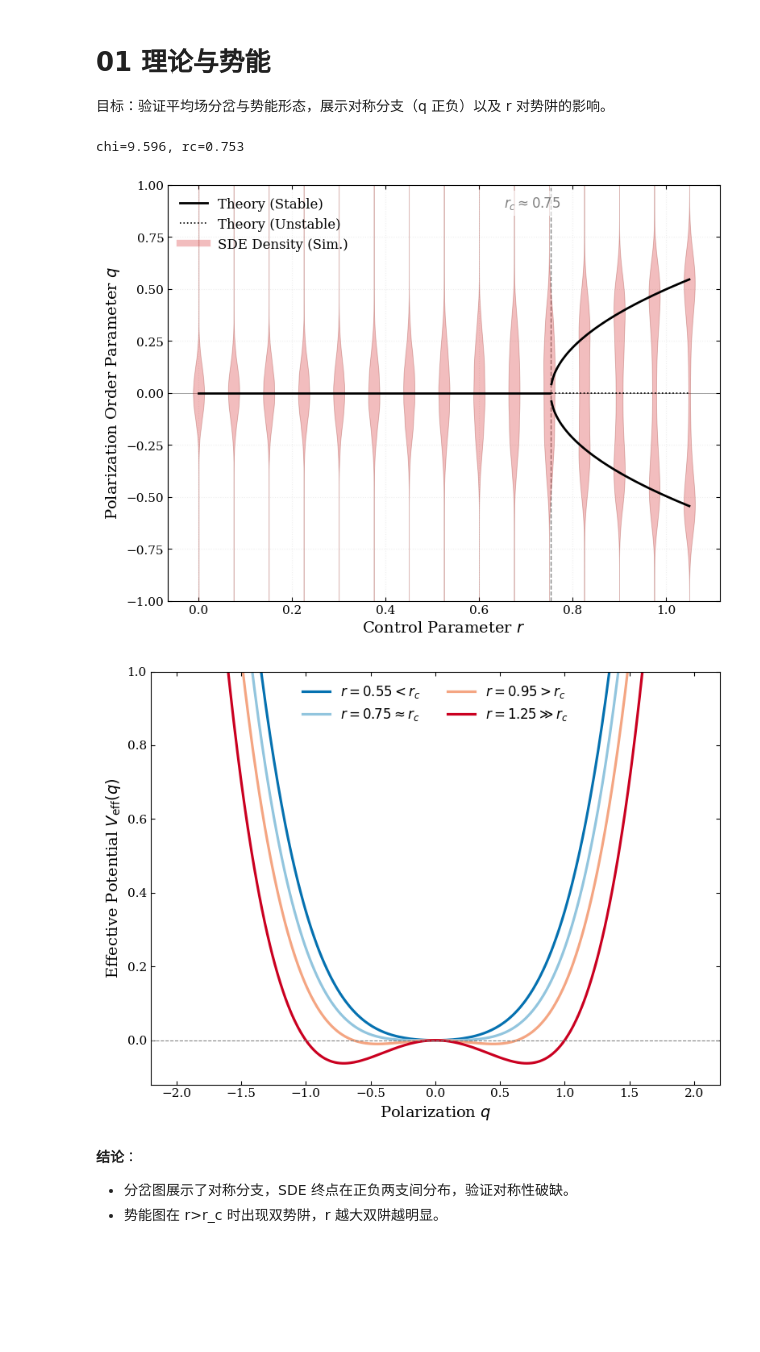
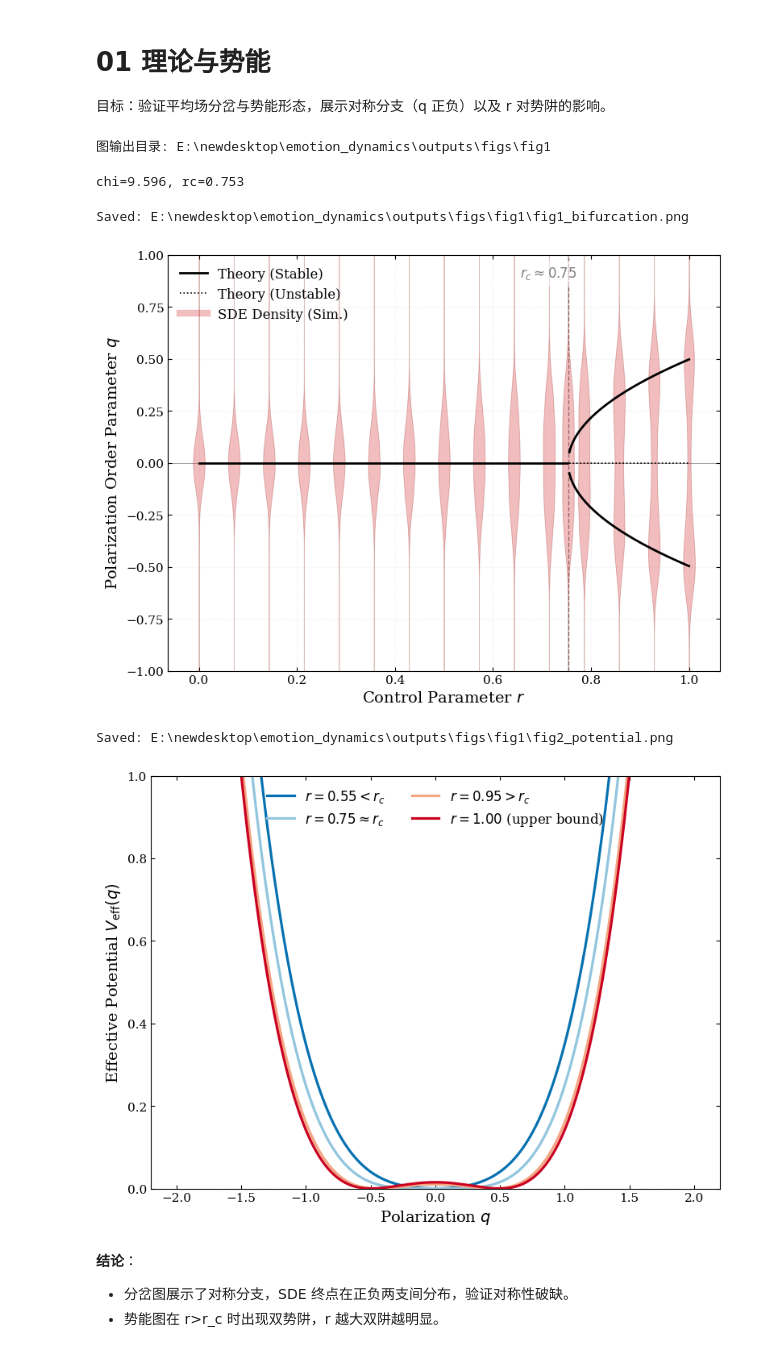
Before and after one commit to wujlin/Mixed_dynamics, a Jupyter notebook: notebooks/01_Theory_and_Potential.ipynb, the cells around one changed output. Saved outputs shown, nothing was run; the diff lists cells and outputs as text; code cells hidden in the pictures; blank space fills up the shorter version.

```diff
--- a/notebooks/01_Theory_and_Potential.ipynb
+++ b/notebooks/01_Theory_and_Potential.ipynb
@@ -19,7 +19,7 @@ if not (ROOT / 'src').exists() and (ROOT.parent / 'src').exists():
 if str(ROOT) not in sys.path:
     sys.path.insert(0, str(ROOT))
 
-from src import calculate_chi, calculate_rc, get_gl_params, SDEConfig, run_sde_simulation
+from src import calculate_chi, calculate_rc, get_gl_params, potential_energy, SDEConfig, run_sde_simulation
 
 phi, theta, k_avg = 0.54, 0.46, 50
 n_m, n_w = 10, 5
@@ -29,8 +29,11 @@ output_dir.mkdir(exist_ok=True)
 
 data_dir = output_dir / 'data'
 data_dir.mkdir(exist_ok=True)
-fig_dir = output_dir / 'figs'
-fig_dir.mkdir(exist_ok=True)
+fig_root = output_dir / 'figs'
+fig_root.mkdir(exist_ok=True)
+fig_dir = fig_root / 'fig1'
+fig_dir.mkdir(parents=True, exist_ok=True)
+print(f"图输出目录: {fig_dir.resolve()}")
 
 plt.rc('font', family='serif')
 plt.rc('font', size=12)
@@ -39,6 +42,8 @@ plt.rc('xtick', labelsize=11)
 plt.rc('ytick', labelsize=11)
 plt.rc('text', usetex=False)
 from scipy.stats import gaussian_kde
+# %% [output]
+图输出目录: E:\newdesktop\emotion_dynamics\outputs\figs\fig1
 # %%
 
 chi = calculate_chi(phi=phi, theta=theta, k_avg=k_avg)
@@ -53,7 +58,8 @@ chi=9.596, rc=0.753
 # - 取最后 20% 的轨迹时间点（而不是只取最后一个点）
 # - 这样更能反映稳态概率分布，避免单点波动
 
-r_vals = np.linspace(0, 1.05, 15)
+# 为避免“跳过临界点”，把 rc 强制插入采样，并限制 r∈[0,1]
+r_vals = np.sort(np.unique(np.concatenate([np.linspace(0, 1.0, 15), np.array([rc])])))
 n_trajectories = 500  # 减少轨迹数，增加时间采样
 steps = 20000
 dt = 1e-2
@@ -70,7 +76,7 @@ q_branch = np.where(alpha_theory < 0, np.sqrt(np.abs(alpha_theory) / u_val), 0)
 
 r_dense = np.linspace(r_vals.min(), r_vals.max(), 300)
 alpha_dense, _ = get_gl_params(r=r_dense, rc=rc)
-q_dense = np.where(alpha_dense < 0, np.sqrt(np.abs(alpha_dense)), 0)  # u=1
+q_dense = np.where(alpha_dense < 0, np.sqrt(np.abs(alpha_dense) / u_val), 0)
 
 fig, ax = plt.subplots(figsize=(8, 6))
 
@@ -123,13 +129,10 @@ labels = ['Theory (Stable)', 'Theory (Unstable)', 'SDE Density (Sim.)']
 ax.legend(handles, labels, loc='upper left', frameon=False)
 
 fig.tight_layout()
-fig.savefig(fig_dir / 'fig1_bifurcation.png', dpi=300)
+out_path = fig_dir / 'fig1_bifurcation.png'
+fig.savefig(out_path, dpi=300)
+print(f"Saved: {out_path.resolve()}")
 plt.show()
 # %% [output]
+Saved: E:\newdesktop\emotion_dynamics\outputs\figs\fig1\fig1_bifurcation.png
-[figure, old version]
+[figure, new version]
-# %%
-
-import numpy as np
-
-def potential_energy(q, alpha, u):
-    return 0.5 * alpha * q**2 + 0.25 * u * q**4
@@ -136,35 +142,39 @@ def potential_energy(q, alpha, u):
 # %%
 
 # Publication-quality potential landscape (no inset)
 colors = ['#0571b0', '#92c5de', '#f4a582', '#ca0020']
-r_samples = [max(rc - 0.2, 0.0), rc, rc + 0.2, rc + 0.5]
+r_samples = [max(rc - 0.2, 0.0), rc, min(rc + 0.2, 1.0), 1.0]
 labels = [
     rf'$r = {r_samples[0]:.2f} < r_c$',
     rf'$r = {r_samples[1]:.2f} \approx r_c$',
     rf'$r = {r_samples[2]:.2f} > r_c$',
-    rf'$r = {r_samples[3]:.2f} \gg r_c$',
+    rf'$r = {r_samples[3]:.2f}$ (upper bound)',
 ]
 q_grid = np.linspace(-2.0, 2.0, 400)
 
 fig, ax = plt.subplots(figsize=(8, 6))
 for r, col, lab in zip(r_samples, colors, labels):
     alpha, u = get_gl_params(r=r, rc=rc)
     V = potential_energy(q_grid, alpha=float(alpha), u=u)
+    V = V - V.min()
     ax.plot(q_grid, V, color=col, linewidth=2.3, label=lab)
 
 ax.axhline(0, color='gray', linestyle='--', linewidth=0.8)
 ax.set_xlabel(r'Polarization $q$')
 ax.set_ylabel(r'Effective Potential $V_{\mathrm{eff}}(q)$')
-ax.set_ylim(-0.12, 1.0)
+ax.set_ylim(0.0, 1.0)
 ax.tick_params(direction='in', top=True, right=True)
 ax.grid(False)
 ax.legend(frameon=False, loc='upper center', ncol=2)
 
 fig.tight_layout()
-fig.savefig(fig_dir / 'fig2_potential.png', dpi=300)
+out_path = fig_dir / 'fig2_potential.png'
+fig.savefig(out_path, dpi=300)
+print(f"Saved: {out_path.resolve()}")
 plt.show()
 # %% [output]
+Saved: E:\newdesktop\emotion_dynamics\outputs\figs\fig1\fig2_potential.png
-[figure, old version]
+[figure, new version]
 # %% [markdown]
 **结论**：
 - 分岔图展示了对称分支，SDE 终点在正负两支间分布，验证对称性破缺。
```
Also changed, not shown: parts of 4 cells of this notebook, 24 other files.
